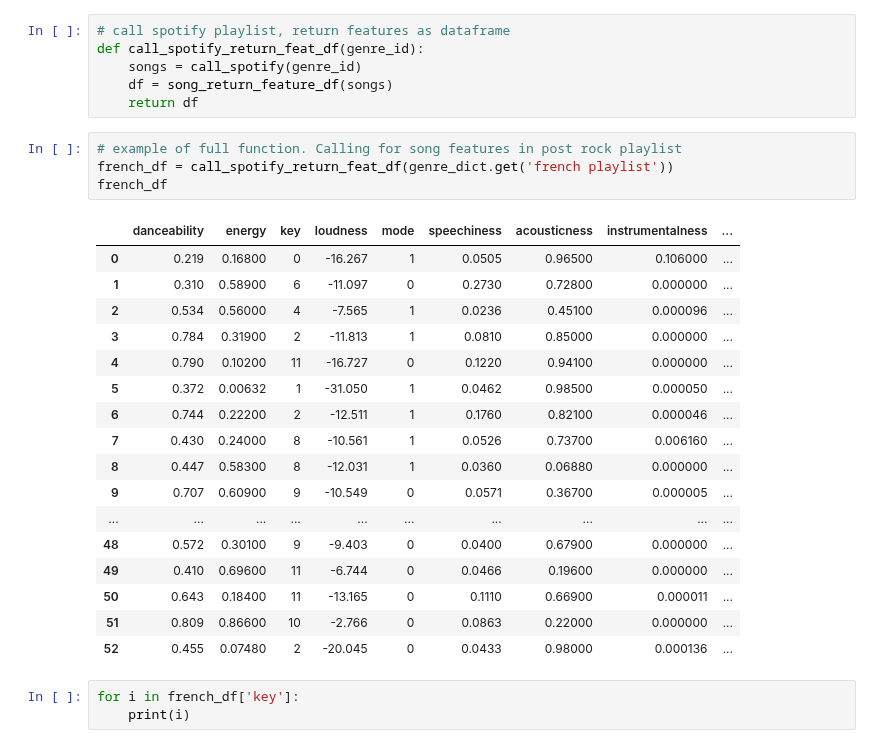
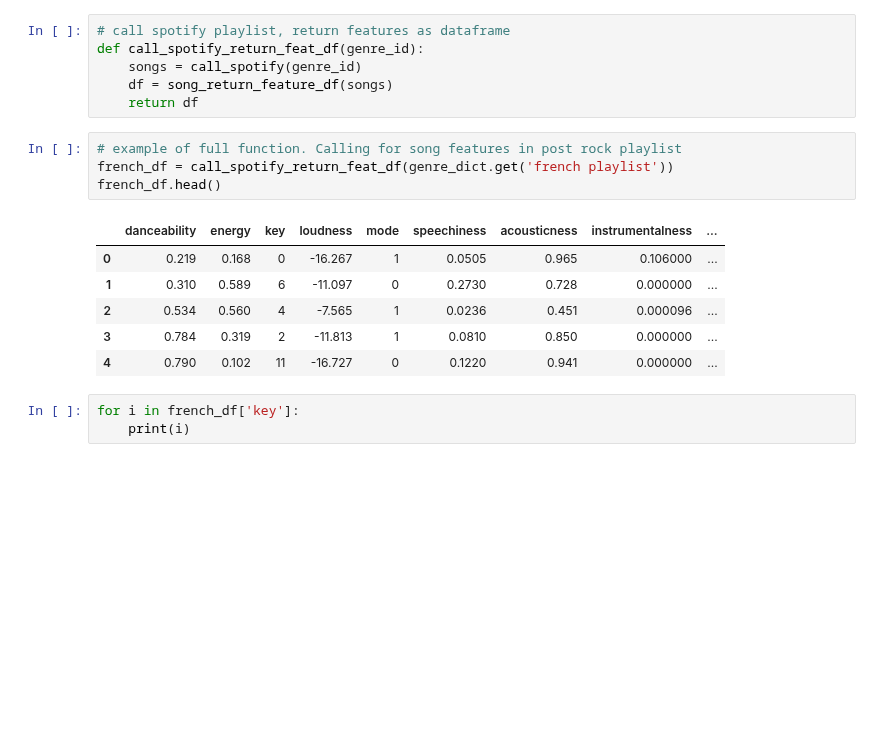
Before and after one commit to FinchMF/Classification_Models, a Jupyter notebook: Gathering_Data.ipynb, the cells around one changed output. Saved outputs shown, nothing was run; the diff lists cells and outputs as text; blank space fills up the shorter version.

```diff
--- a/Gathering_Data.ipynb
+++ b/Gathering_Data.ipynb
@@ -227,25 +227,14 @@ def call_spotify_return_feat_df(genre_id):
 # %%
 # example of full function. Calling for song features in post rock playlist
 french_df = call_spotify_return_feat_df(genre_dict.get('french playlist'))
-french_df
+french_df.head()
 # %% [output]
 |  | danceability | energy | key | loudness | mode | speechiness | acousticness | instrumentalness | ... |
-| 0 | 0.219 | 0.16800 | 0 | -16.267 | 1 | 0.0505 | 0.96500 | 0.106000 | ... |
-| 1 | 0.310 | 0.58900 | 6 | -11.097 | 0 | 0.2730 | 0.72800 | 0.000000 | ... |
-| 2 | 0.534 | 0.56000 | 4 | -7.565 | 1 | 0.0236 | 0.45100 | 0.000096 | ... |
-| 3 | 0.784 | 0.31900 | 2 | -11.813 | 1 | 0.0810 | 0.85000 | 0.000000 | ... |
-| 4 | 0.790 | 0.10200 | 11 | -16.727 | 0 | 0.1220 | 0.94100 | 0.000000 | ... |
-| 5 | 0.372 | 0.00632 | 1 | -31.050 | 1 | 0.0462 | 0.98500 | 0.000050 | ... |
-| 6 | 0.744 | 0.22200 | 2 | -12.511 | 1 | 0.1760 | 0.82100 | 0.000046 | ... |
-| 7 | 0.430 | 0.24000 | 8 | -10.561 | 1 | 0.0526 | 0.73700 | 0.006160 | ... |
-| 8 | 0.447 | 0.58300 | 8 | -12.031 | 1 | 0.0360 | 0.06880 | 0.000000 | ... |
-| 9 | 0.707 | 0.60900 | 9 | -10.549 | 0 | 0.0571 | 0.36700 | 0.000005 | ... |
-| ... | ... | ... | ... | ... | ... | ... | ... | ... | ... |
-| 48 | 0.572 | 0.30100 | 9 | -9.403 | 0 | 0.0400 | 0.67900 | 0.000000 | ... |
-| 49 | 0.410 | 0.69600 | 11 | -6.744 | 0 | 0.0466 | 0.19600 | 0.000000 | ... |
-| 50 | 0.643 | 0.18400 | 11 | -13.165 | 0 | 0.1110 | 0.66900 | 0.000011 | ... |
-| 51 | 0.809 | 0.86600 | 10 | -2.766 | 0 | 0.0863 | 0.22000 | 0.000000 | ... |
-| 52 | 0.455 | 0.07480 | 2 | -20.045 | 0 | 0.0433 | 0.98000 | 0.000136 | ... |
+| 0 | 0.219 | 0.168 | 0 | -16.267 | 1 | 0.0505 | 0.965 | 0.106000 | ... |
+| 1 | 0.310 | 0.589 | 6 | -11.097 | 0 | 0.2730 | 0.728 | 0.000000 | ... |
+| 2 | 0.534 | 0.560 | 4 | -7.565 | 1 | 0.0236 | 0.451 | 0.000096 | ... |
+| 3 | 0.784 | 0.319 | 2 | -11.813 | 1 | 0.0810 | 0.850 | 0.000000 | ... |
+| 4 | 0.790 | 0.102 | 11 | -16.727 | 0 | 0.1220 | 0.941 | 0.000000 | ... |
 # %%
 for i in french_df['key']:
     print(i)
```
Also changed, not shown: parts of 11 cells of this notebook.
